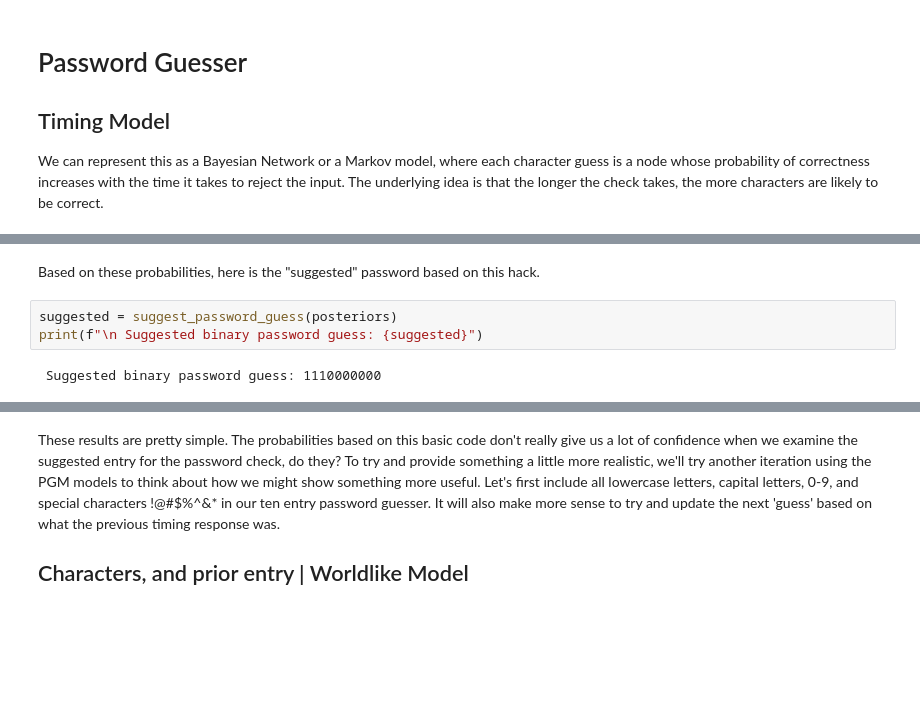
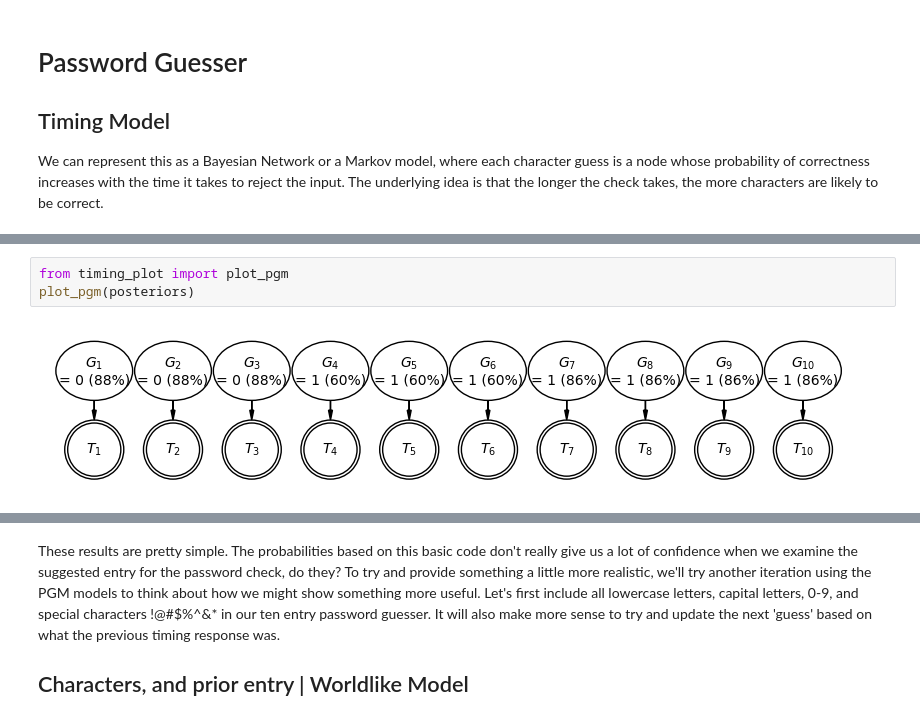
Before and after one commit to ek976/cybersecurity_pgm, a Jupyter notebook: hacking_examples_with_pgm.ipynb, the cells around one changed output, grey strips where cells are left out. Drawn from its saved outputs; the diff is of its cells as text; blank space fills up the shorter version.

Commit message:
re-architected all functions and visualizations

```diff
--- a/hacking_examples_with_pgm.ipynb
+++ b/hacking_examples_with_pgm.ipynb
@@ -95,7 +99,5 @@ Posterior for G2:
-# %% [markdown]
-Based on these probabilities, here is the "suggested" password based on this hack.
-# %%
-suggested = suggest_password_guess(posteriors)
-print(f"\n Suggested binary password guess: {suggested}")
-# %% [output]
- Suggested binary password guess: 1110000000
+# %%
+from timing_plot import plot_pgm
+plot_pgm(posteriors)
+# %% [output]
+[figure, added]
```
Also changed, not shown: parts of 13 cells of this notebook, 11 other files.
